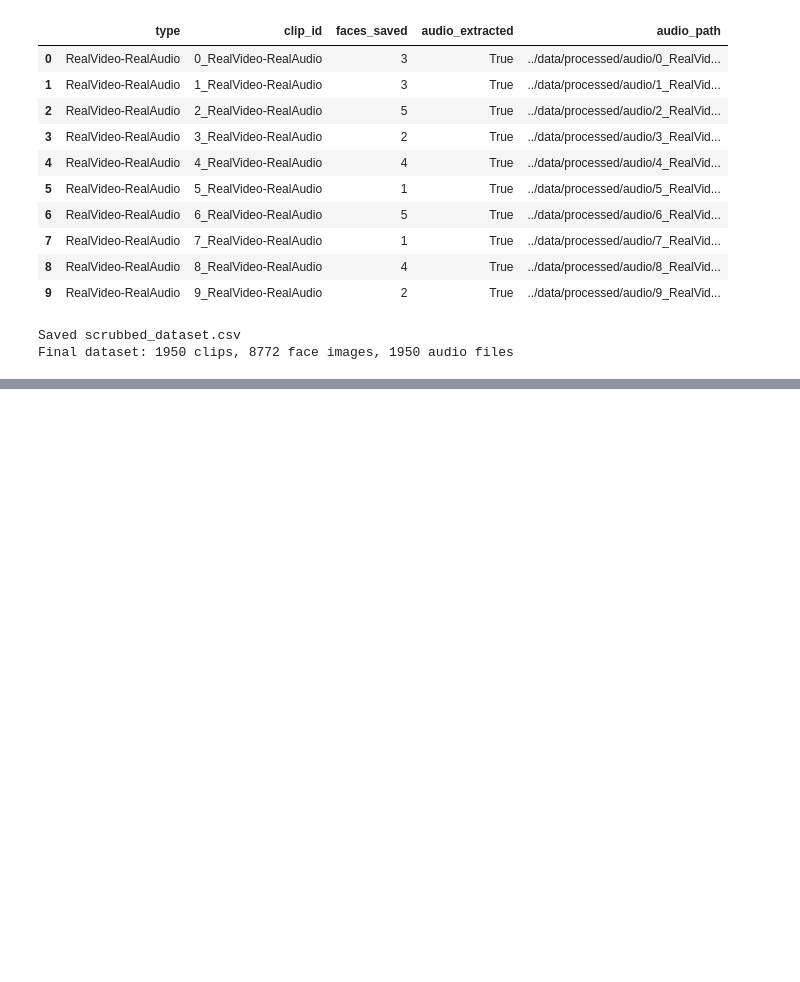
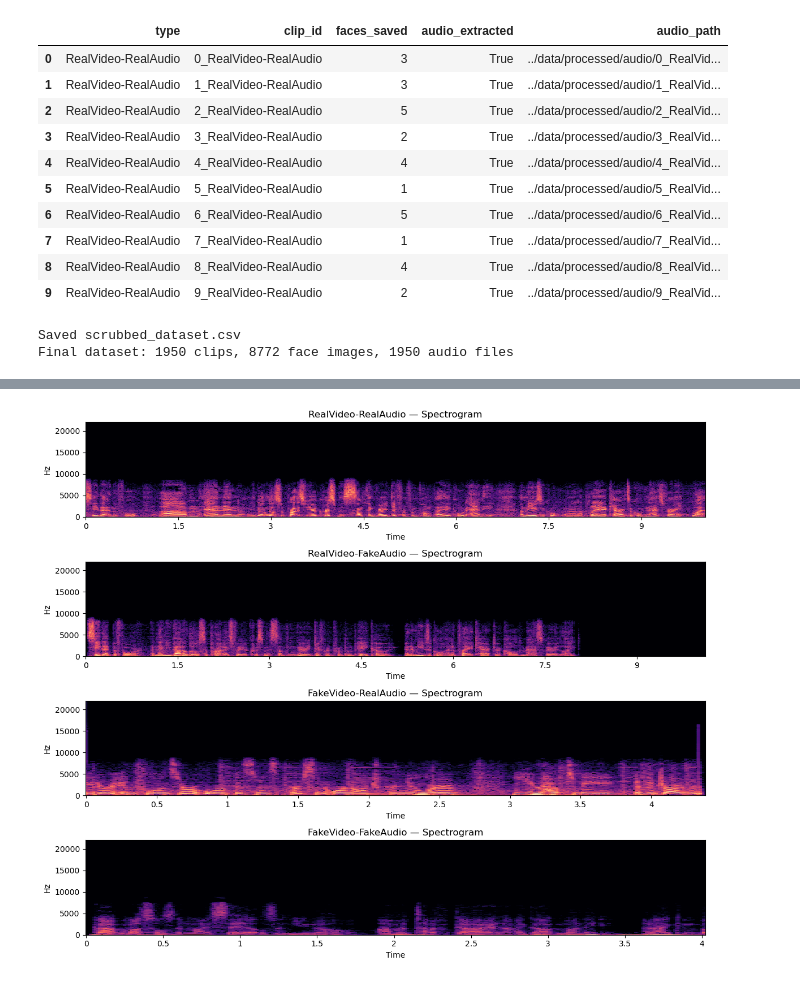
Before and after one commit to shammameshar/deepfake_detection, a Jupyter notebook: notebooks/DeepFakeDetection.ipynb, the cells around one changed output, grey strips where cells are left out. Cells and saved outputs as stored; diff of their text form; code cells hidden in the pictures; blank space fills up the shorter version.

```diff
--- a/notebooks/DeepFakeDetection.ipynb
+++ b/notebooks/DeepFakeDetection.ipynb
@@ -489,0 +575,19 @@ Final dataset: 1950 clips, 8772 face images, 1950 audio files
+# %%
+# Compare spectrograms across categories (more informative than raw waveforms)
+fig, axes = plt.subplots(4, 1, figsize=(12, 10))                    # subplots — same 4-row layout as before
+
+for idx, category in enumerate(categories):                         # enumerate — loops through the 4 categories
+    sample_clip = final_df[final_df['type'] == category].iloc[0]    # iloc[0] — same sample clip as Cell 4, for direct comparison
+
+    y, sr = librosa.load(sample_clip['audio_path'], sr=None)        # load — reads the audio waveform again
+
+    D = librosa.amplitude_to_db(np.abs(librosa.stft(y)), ref=np.max)  # stft — converts the waveform into a spectrogram (frequency content over time); amplitude_to_db converts it to decibels, a more perceptually meaningful scale
+
+    img = librosa.display.specshow(D, sr=sr, x_axis='time', y_axis='hz', ax=axes[idx])  # specshow — draws the spectrogram; x_axis/y_axis add proper time/frequency labels
+    axes[idx].set_title(f"{category} — Spectrogram")                # set_title — labels this subplot
+
+plt.tight_layout()                                                   # tight_layout — adjusts spacing
+plt.savefig("../outputs/figures/spectrogram_comparison.png", dpi=150)  # savefig — saves for your report
+plt.show()                                                            # show — displays in the notebook
+# %% [output]
+[figure, added]
```
Also changed, not shown: parts of 11 cells of this notebook, 5 other files.
